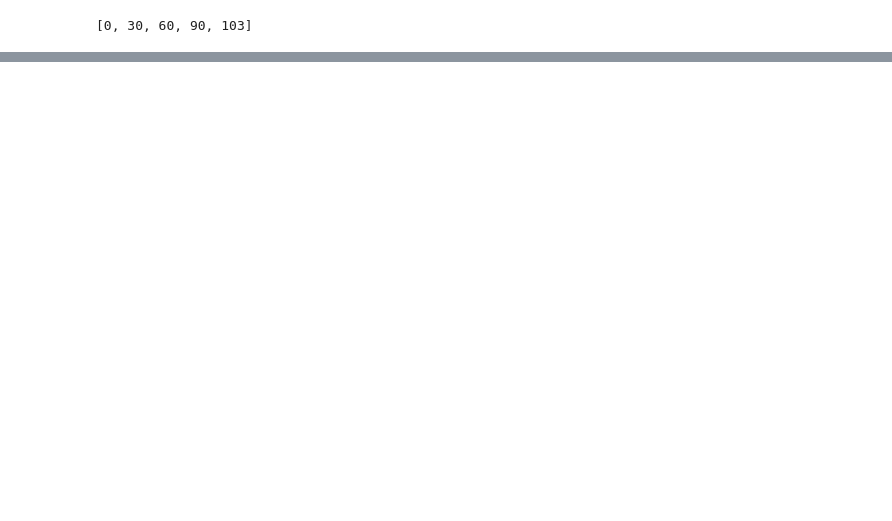
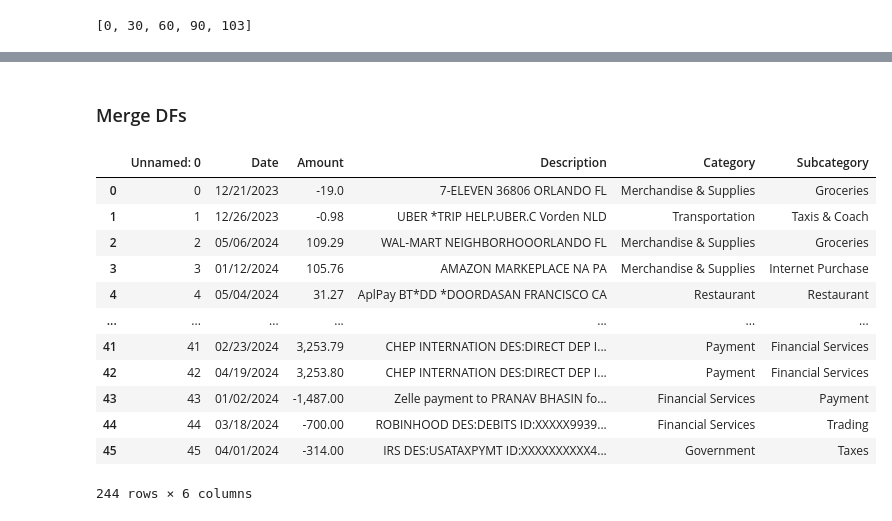
Before and after one commit to kesaroid/finance-analyzer, a Jupyter notebook: categorize_transactions_v2.ipynb, the cells around one changed output, grey strips where cells are left out. Cells and saved outputs as stored; diff of their text form; code cells hidden in the pictures; blank space fills up the shorter version.

```diff
--- a/categorize_transactions_v2.ipynb
+++ b/categorize_transactions_v2.ipynb
@@ -346,0 +305,20 @@ df
+# %% [markdown]
+### Merge DFs
+# %%
+# Stack the dataframes
+transactions_df = pd.concat([credit_transactions_df, debit_transactions_df], axis=0)
+transactions_df
+# %% [output]
+|  | Unnamed: 0 | Date | Amount | Description | Category | Subcategory |
+| 0 | 0 | 12/21/2023 | -19.0 | 7-ELEVEN 36806 ORLANDO FL | Merchandise & Supplies | Groceries |
+| 1 | 1 | 12/26/2023 | -0.98 | UBER *TRIP HELP.UBER.C Vorden NLD | Transportation | Taxis & Coach |
+| 2 | 2 | 05/06/2024 | 109.29 | WAL-MART NEIGHBORHOOORLANDO FL | Merchandise & Supplies | Groceries |
+| 3 | 3 | 01/12/2024 | 105.76 | AMAZON MARKEPLACE NA PA | Merchandise & Supplies | Internet Purchase |
+| 4 | 4 | 05/04/2024 | 31.27 | AplPay BT*DD *DOORDASAN FRANCISCO CA | Restaurant | Restaurant |
+| ... | ... | ... | ... | ... | ... | ... |
+| 41 | 41 | 02/23/2024 | 3,253.79 | CHEP INTERNATION DES:DIRECT DEP I... | Payment | Financial Services |
+| 42 | 42 | 04/19/2024 | 3,253.80 | CHEP INTERNATION DES:DIRECT DEP I... | Payment | Financial Services |
+| 43 | 43 | 01/02/2024 | -1,487.00 | Zelle payment to PRANAV BHASIN fo... | Financial Services | Payment |
+| 44 | 44 | 03/18/2024 | -700.00 | ROBINHOOD DES:DEBITS ID:XXXXX9939... | Financial Services | Trading |
+| 45 | 45 | 04/01/2024 | -314.00 | IRS DES:USATAXPYMT ID:XXXXXXXXXX4... | Government | Taxes |
+244 rows × 6 columns
```
Also changed, not shown: parts of 20 cells of this notebook.
